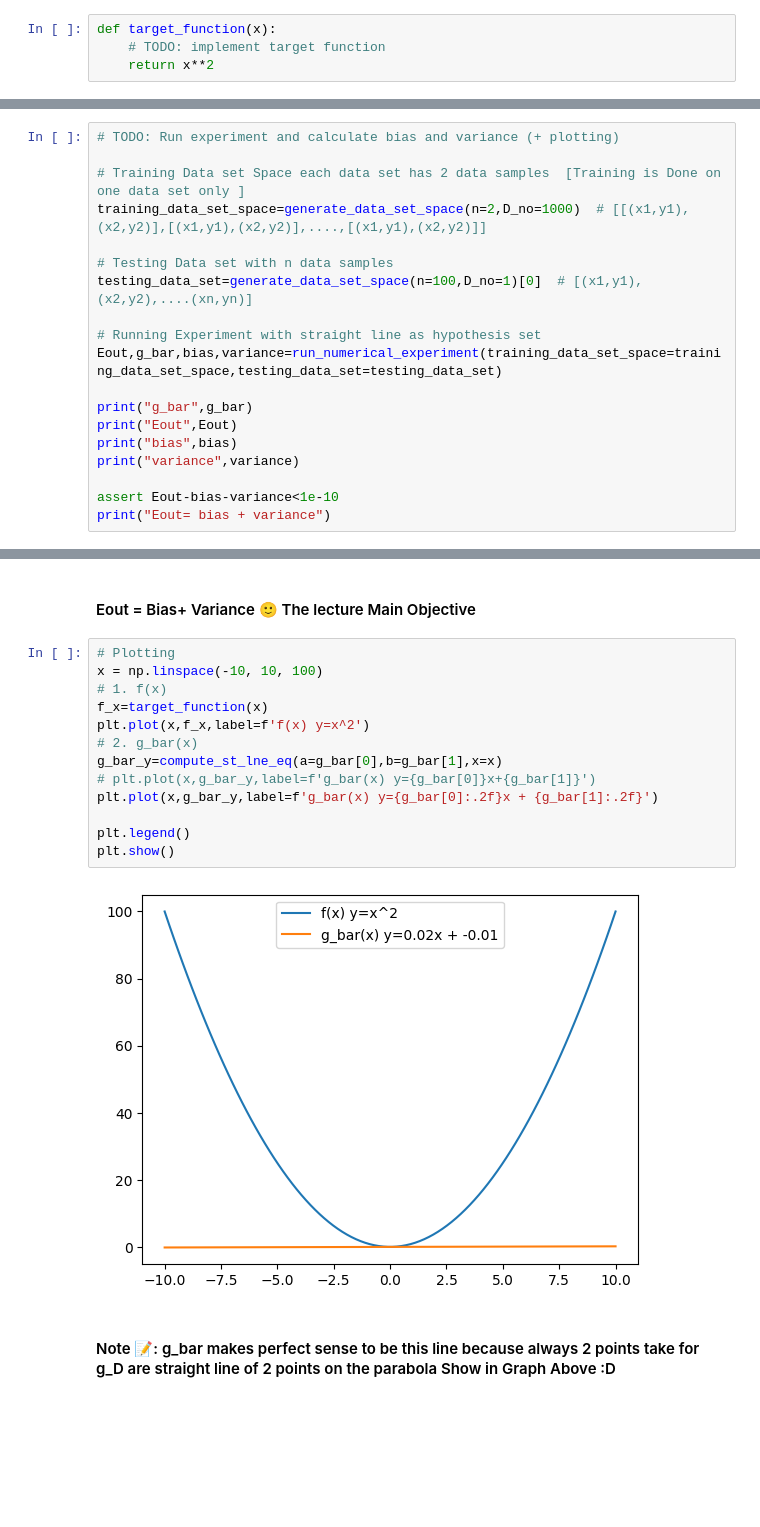
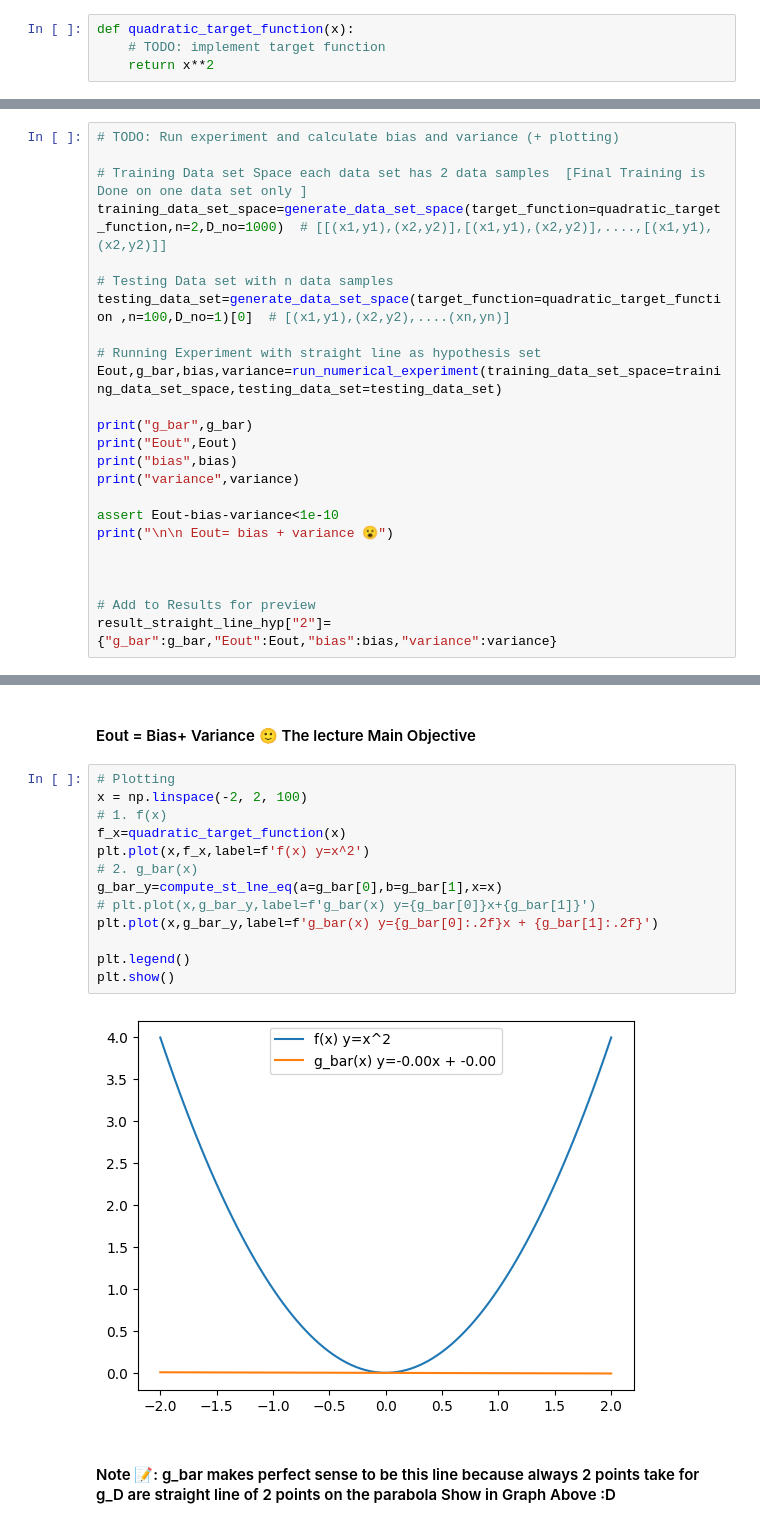
Before and after one commit to BasmaElhoseny01/Machine-Learning-Assigments, a Jupyter notebook: Assignment 2/problem-2-24.ipynb, the cells around one changed output, grey strips where cells are left out. Drawn from its saved outputs; the diff is of its cells as text; blank space fills up the shorter version.

Commit message:
Lab(2) Done

```diff
--- a/Assignment 2/problem-2-24.ipynb
+++ b/Assignment 2/problem-2-24.ipynb
@@ -8,6 +8,6 @@ import matplotlib.pyplot as plt
 # %% [markdown]
 ### 2.24 (B)
 # %%
-def target_function(x):
+def quadratic_target_function(x):
     # TODO: implement target function
     return x**2
@@ -186,11 +189,11 @@ def run_numerical_experiment(training_data_set_space,testing_data_set):
 # %%
 # TODO: Run experiment and calculate bias and variance (+ plotting)
 
-# Training Data set Space each data set has 2 data samples  [Training is Done on one data set only ]
-training_data_set_space=generate_data_set_space(n=2,D_no=1000)  # [[(x1,y1),(x2,y2)],[(x1,y1),(x2,y2)],....,[(x1,y1),(x2,y2)]]
+# Training Data set Space each data set has 2 data samples  [Final Training is Done on one data set only ]
+training_data_set_space=generate_data_set_space(target_function=quadratic_target_function,n=2,D_no=1000)  # [[(x1,y1),(x2,y2)],[(x1,y1),(x2,y2)],....,[(x1,y1),(x2,y2)]]
 
 # Testing Data set with n data samples
-testing_data_set=generate_data_set_space(n=100,D_no=1)[0]  # [(x1,y1),(x2,y2),....(xn,yn)]
+testing_data_set=generate_data_set_space(target_function=quadratic_target_function ,n=100,D_no=1)[0]  # [(x1,y1),(x2,y2),....(xn,yn)]
 
 # Running Experiment with straight line as hypothesis set
 Eout,g_bar,bias,variance=run_numerical_experiment(training_data_set_space=training_data_set_space,testing_data_set=testing_data_set)
@@ -201,5 +204,10 @@ print("bias",bias)
 print("variance",variance)
 
 assert Eout-bias-variance<1e-10
-print("Eout= bias + variance")
+print("\n\n Eout= bias + variance 😮")
+
+
+
+# Add to Results for preview
+result_straight_line_hyp["2"]={"g_bar":g_bar,"Eout":Eout,"bias":bias,"variance":variance}
 # %% [output]
@@ -213,19 +223,19 @@ Eout= bias + variance
 #### Eout = Bias+ Variance 🙂 The lecture Main Objective
 # %%
 # Plotting
-x = np.linspace(-10, 10, 100)
+x = np.linspace(-2, 2, 100)
 # 1. f(x)
-f_x=target_function(x)
+f_x=quadratic_target_function(x)
 plt.plot(x,f_x,label=f'f(x) y=x^2')
 # 2. g_bar(x)
 g_bar_y=compute_st_lne_eq(a=g_bar[0],b=g_bar[1],x=x)
 # plt.plot(x,g_bar_y,label=f'g_bar(x) y={g_bar[0]}x+{g_bar[1]}')
 plt.plot(x,g_bar_y,label=f'g_bar(x) y={g_bar[0]:.2f}x + {g_bar[1]:.2f}')
 
 plt.legend()
 plt.show()
 # %% [output]
-[figure, old version]
+[figure, new version]
 # %% [markdown]
 #### Note 📝: g_bar makes perfect sense to be this line because always 2 points take for g_D are straight line of 2 points on the parabola  Show in Graph Above :D
 # %% [markdown]
```
Also changed, not shown: parts of 18 cells of this notebook, 4 other files.
